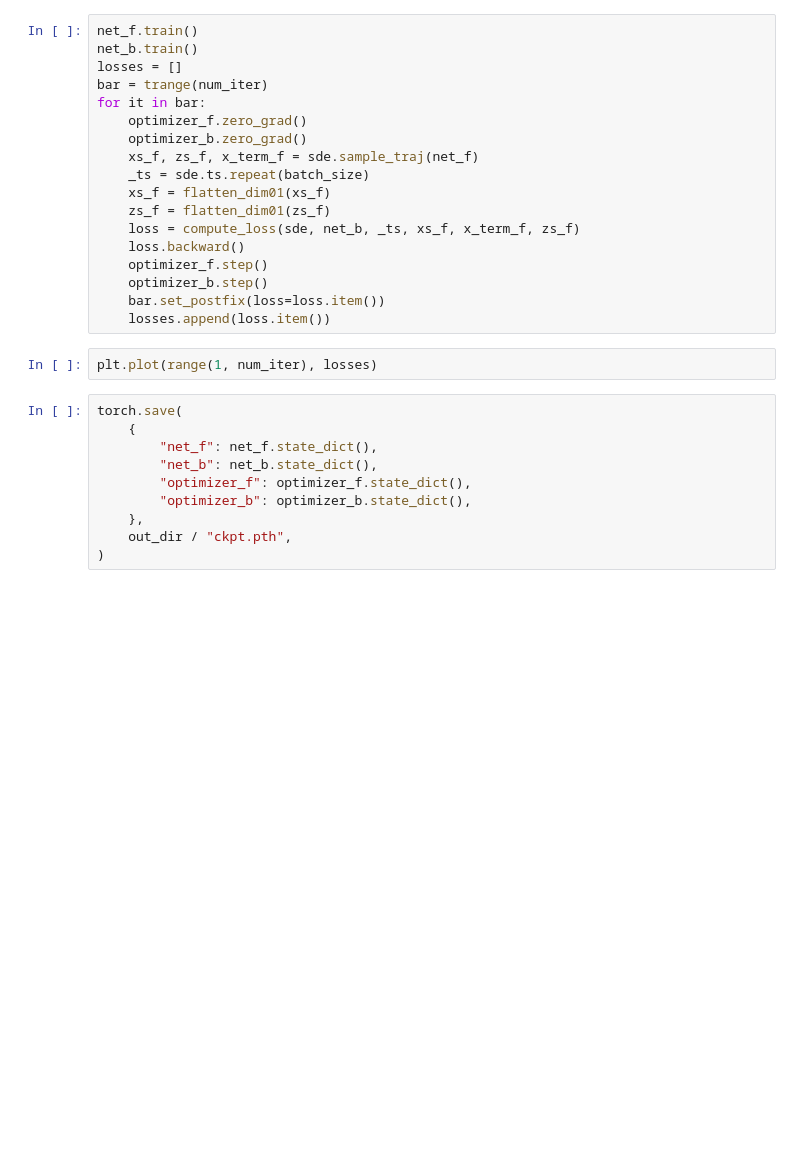
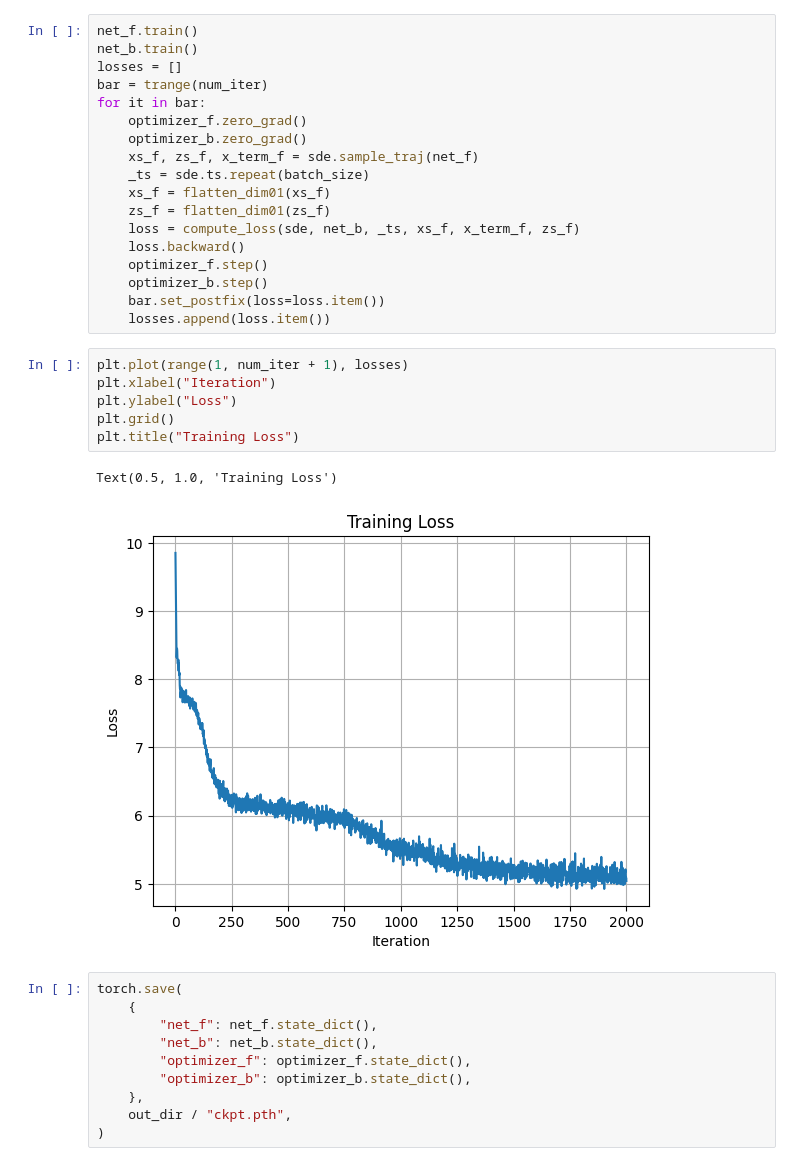
Before and after one commit to reppy4620/sbsde, a Jupyter notebook: notebooks/main.ipynb, the cells around one changed output. Cells and saved outputs as stored; diff of their text form; blank space fills up the shorter version.

```diff
--- a/notebooks/main.ipynb
+++ b/notebooks/main.ipynb
@@ -54,7 +54,14 @@ for it in bar:
     bar.set_postfix(loss=loss.item())
     losses.append(loss.item())
 # %%
-plt.plot(range(1, num_iter), losses)
+plt.plot(range(1, num_iter + 1), losses)
+plt.xlabel("Iteration")
+plt.ylabel("Loss")
+plt.grid()
+plt.title("Training Loss")
+# %% [output]
+Text(0.5, 1.0, 'Training Loss')
+[figure, added]
 # %%
 torch.save(
     {
```
Also changed, not shown: parts of 2 cells of this notebook.
